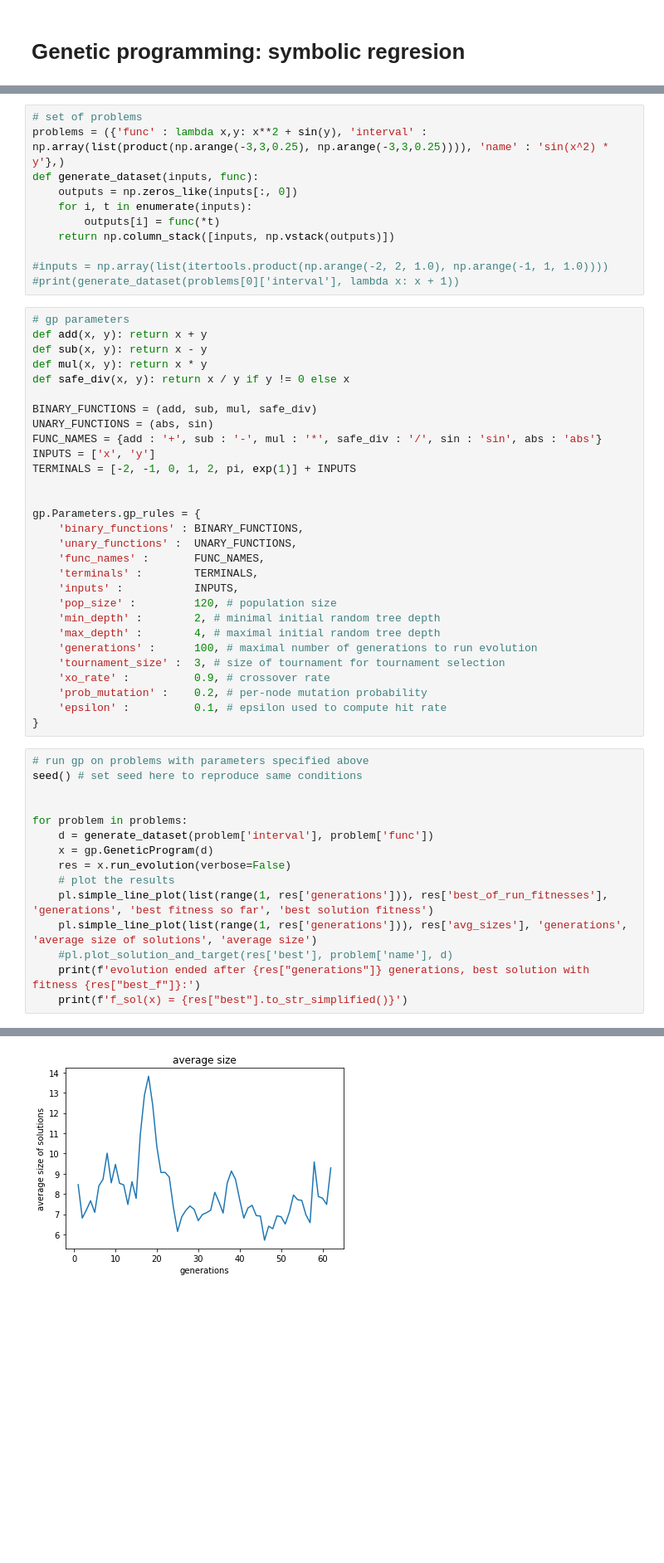
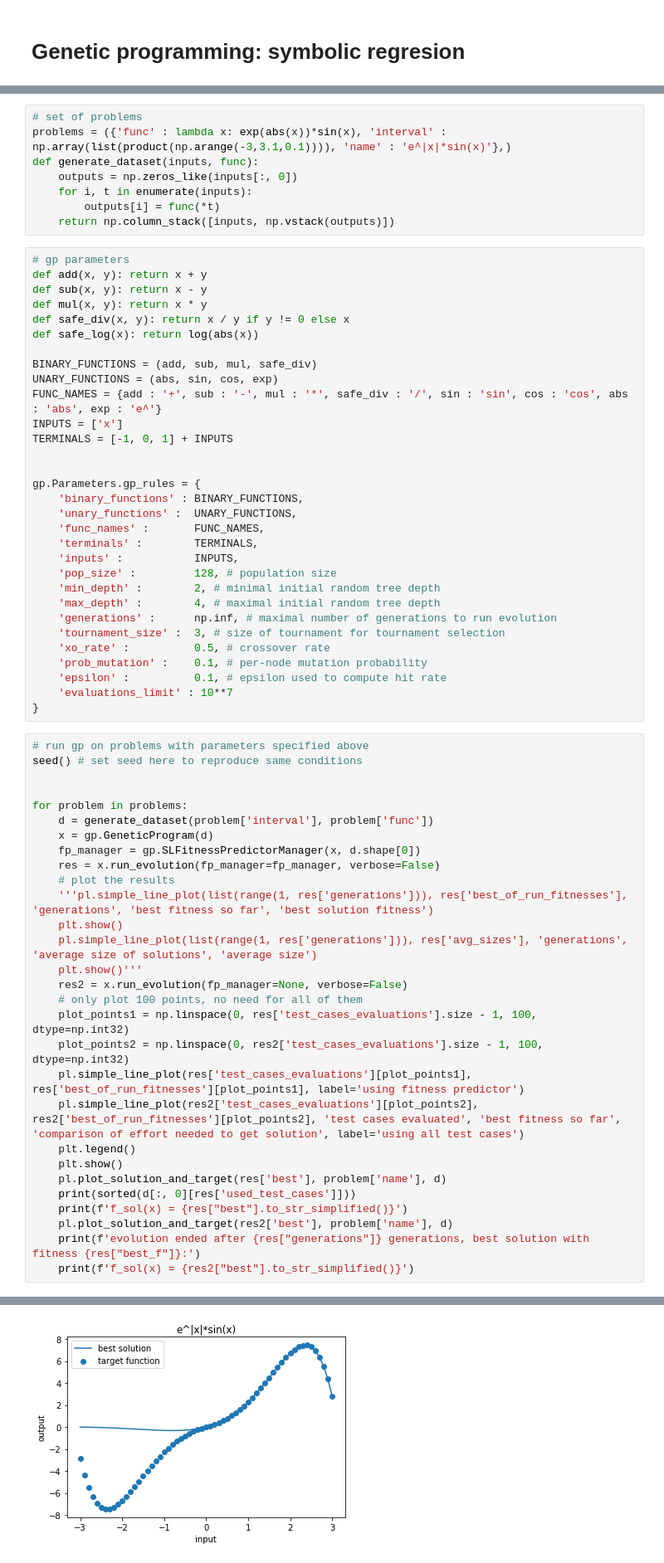
Before and after one commit to mayerja1/gp, a Jupyter notebook: notebook.ipynb, the cells around one changed output, grey strips where cells are left out. Shown: that part at 83% size. Saved outputs shown, nothing was run; the diff lists cells and outputs as text; blank space fills up the shorter version.

```diff
--- a/notebook.ipynb
+++ b/notebook.ipynb
@@ -15,27 +16,25 @@ The autoreload extension is already loaded. To reload it, use:
   %reload_ext autoreload
 # %%
 # set of problems
-problems = ({'func' : lambda x,y: x**2 + sin(y), 'interval' : np.array(list(product(np.arange(-3,3,0.25), np.arange(-3,3,0.25)))), 'name' : 'sin(x^2) * y'},)
+problems = ({'func' : lambda x: exp(abs(x))*sin(x), 'interval' : np.array(list(product(np.arange(-3,3.1,0.1)))), 'name' : 'e^|x|*sin(x)'},)
 def generate_dataset(inputs, func):
     outputs = np.zeros_like(inputs[:, 0])
     for i, t in enumerate(inputs):
         outputs[i] = func(*t)
     return np.column_stack([inputs, np.vstack(outputs)])
-
-#inputs = np.array(list(itertools.product(np.arange(-2, 2, 1.0), np.arange(-1, 1, 1.0))))
-#print(generate_dataset(problems[0]['interval'], lambda x: x + 1))
 # %%
 # gp parameters
 def add(x, y): return x + y
 def sub(x, y): return x - y
 def mul(x, y): return x * y
 def safe_div(x, y): return x / y if y != 0 else x
+def safe_log(x): return log(abs(x))
 
 BINARY_FUNCTIONS = (add, sub, mul, safe_div)
-UNARY_FUNCTIONS = (abs, sin)
-FUNC_NAMES = {add : '+', sub : '-', mul : '*', safe_div : '/', sin : 'sin', abs : 'abs'}
-INPUTS = ['x', 'y']
-TERMINALS = [-2, -1, 0, 1, 2, pi, exp(1)] + INPUTS
+UNARY_FUNCTIONS = (abs, sin, cos, exp)
+FUNC_NAMES = {add : '+', sub : '-', mul : '*', safe_div : '/', sin : 'sin', cos : 'cos', abs : 'abs', exp : 'e^'}
+INPUTS = ['x']
+TERMINALS = [-1, 0, 1] + INPUTS
 
 
 gp.Parameters.gp_rules = {
@@ -44,14 +43,15 @@ gp.Parameters.gp_rules = {
     'func_names' :       FUNC_NAMES,
     'terminals' :        TERMINALS,
     'inputs' :           INPUTS,
-    'pop_size' :         120, # population size
+    'pop_size' :         128, # population size
     'min_depth' :        2, # minimal initial random tree depth
     'max_depth' :        4, # maximal initial random tree depth
-    'generations' :      100, # maximal number of generations to run evolution
+    'generations' :      np.inf, # maximal number of generations to run evolution
     'tournament_size' :  3, # size of tournament for tournament selection
-    'xo_rate' :          0.9, # crossover rate
-    'prob_mutation' :    0.2, # per-node mutation probability
+    'xo_rate' :          0.5, # crossover rate
+    'prob_mutation' :    0.1, # per-node mutation probability
     'epsilon' :          0.1, # epsilon used to compute hit rate
+    'evaluations_limit' : 10**7
 }
 # %%
 # run gp on problems with parameters specified above
@@ -61,11 +61,25 @@ seed() # set seed here to reproduce same conditions
 for problem in problems:
     d = generate_dataset(problem['interval'], problem['func'])
     x = gp.GeneticProgram(d)
-    res = x.run_evolution(verbose=False)
+    fp_manager = gp.SLFitnessPredictorManager(x, d.shape[0])
+    res = x.run_evolution(fp_manager=fp_manager, verbose=False)
     # plot the results
-    pl.simple_line_plot(list(range(1, res['generations'])), res['best_of_run_fitnesses'], 'generations', 'best fitness so far', 'best solution fitness')
+    '''pl.simple_line_plot(list(range(1, res['generations'])), res['best_of_run_fitnesses'], 'generations', 'best fitness so far', 'best solution fitness')
+    plt.show()
     pl.simple_line_plot(list(range(1, res['generations'])), res['avg_sizes'], 'generations', 'average size of solutions', 'average size')
-    #pl.plot_solution_and_target(res['best'], problem['name'], d)
+    plt.show()'''
+    res2 = x.run_evolution(fp_manager=None, verbose=False)
+    # only plot 100 points, no need for all of them
+    plot_points1 = np.linspace(0, res['test_cases_evaluations'].size - 1, 100, dtype=np.int32)
+    plot_points2 = np.linspace(0, res2['test_cases_evaluations'].size - 1, 100, dtype=np.int32)
+    pl.simple_line_plot(res['test_cases_evaluations'][plot_points1], res['best_of_run_fitnesses'][plot_points1], label='using fitness predictor')
+    pl.simple_line_plot(res2['test_cases_evaluations'][plot_points2], res2['best_of_run_fitnesses'][plot_points2], 'test cases evaluated', 'best fitness so far', 'comparison of effort needed to get solution', label='using all test cases')
+    plt.legend()
+    plt.show()
+    pl.plot_solution_and_target(res['best'], problem['name'], d)
+    print(sorted(d[:, 0][res['used_test_cases']]))
+    print(f'f_sol(x) = {res["best"].to_str_simplified()}')
+    pl.plot_solution_and_target(res2['best'], problem['name'], d)
     print(f'evolution ended after {res["generations"]} generations, best solution with fitness {res["best_f"]}:')
-    print(f'f_sol(x) = {res["best"].to_str_simplified()}')
+    print(f'f_sol(x) = {res2["best"].to_str_simplified()}')
 # %% [output]
@@ -73 +87 @@ for problem in problems:
-[figure, old version]
+[figure, new version]
```
Also changed, not shown: parts of 2 cells of this notebook, 2 other files.
